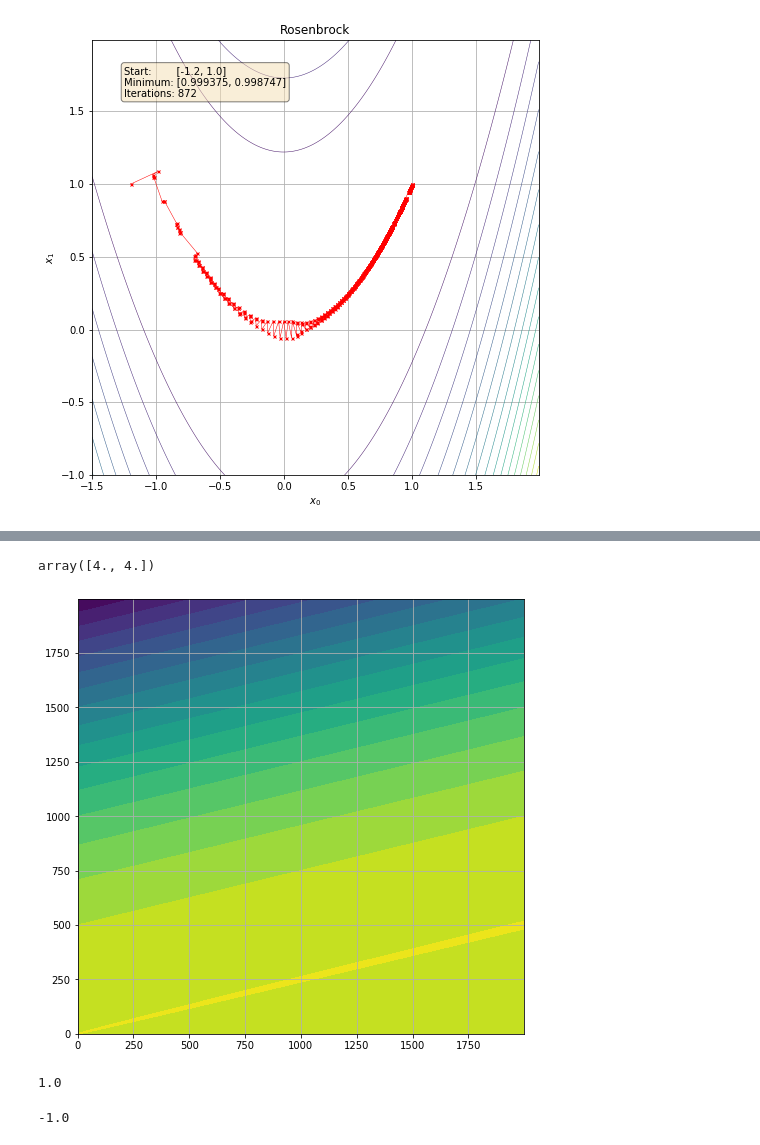
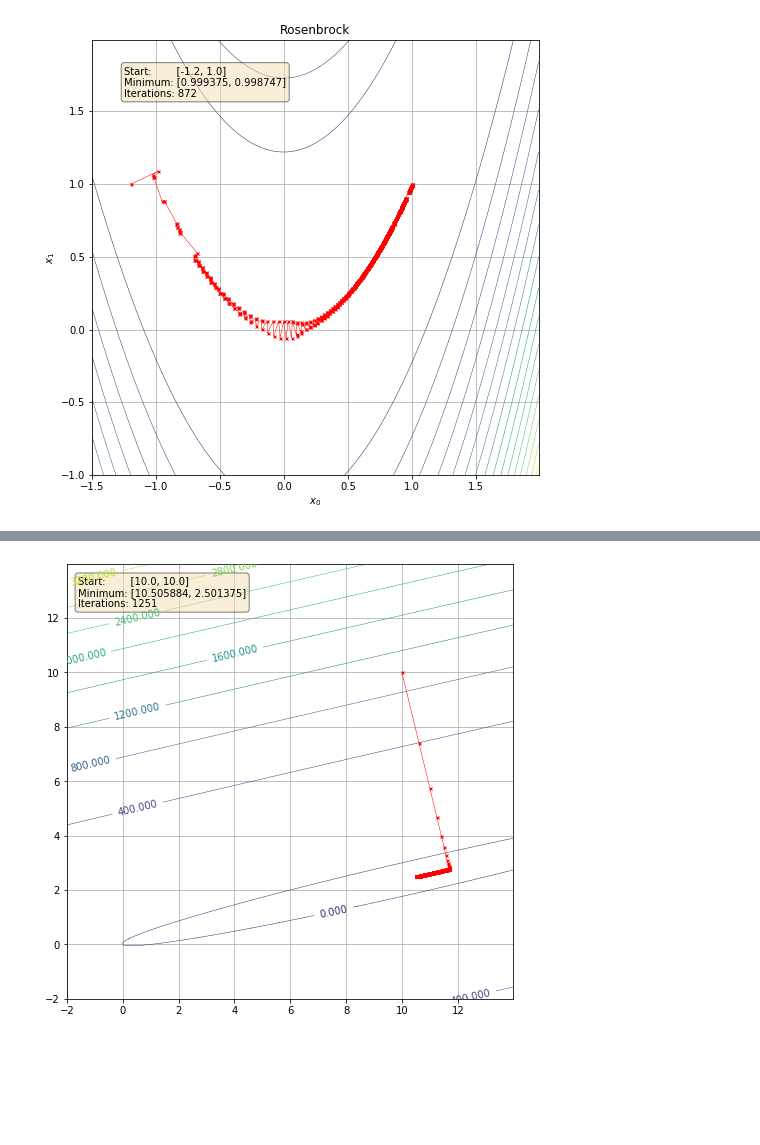
Before and after one commit to johnduffymsc/msc_comp0120project, a Jupyter notebook: COMP0120_Project_Code_John_Duffy.ipynb, the cells around one changed output, grey strips where cells are left out. Saved outputs shown, nothing was run; the diff lists cells and outputs as text; code cells hidden in the pictures; blank space fills up the shorter version.

```diff
--- a/COMP0120_Project_Code_John_Duffy.ipynb
+++ b/COMP0120_Project_Code_John_Duffy.ipynb
@@ -402,18 +402,2 @@ print(b)
 None
 None
-# %%
-X[1]
-# %% [output]
-array([4., 4.])
-# %%
-x = np.arange(0.0, 2000.0, 1.0)
-y = np.arange(0.0, 2000.0, 1.0)
-xx, yy = np.meshgrid(x, y)
-z = 2 * xx + 2 * yy -1.0 * (xx**2 + 16 * yy**2 - 8 * xx * yy)
-
-plt.figure(figsize=(8, 8))
-plt.contourf(x,y,z, levels=20)
-plt.grid()
-plt.show()
-# %% [output]
-[figure, removed]
@@ -428,8 +404,37 @@ iters, xs = steepest_descent(f, df, x0)
-# %%
-+1.0
-# %% [output]
-1.0
-# %%
--1.0
-# %% [output]
--1.0
+# %%
+f = lambda x : x[0]**2 + 17 * x[1]**2 - 8.0 * x[0] * x[1] - x[0] - x[1]
+
+df = lambda x : np.array([2.0 * x[0] - 8.0 * x[1] - 1.0,
+                          34.0 * x[1] - 8.0 * x[0] - 1.0])
+
+x0 = np.array([10.0, 10.0], dtype=np.float64)
+
+iters, xs = steepest_descent(f, df, x0)
+
+x = np.arange(-2.0, 14.0, 0.01)
+y = np.arange(-2.0, 14.0, 0.01)
+xx, yy = np.meshgrid(x, y)
+z = xx**2 + 17.0 * yy**2 - 8.0 * xx * yy - xx - yy
+
+plt.figure(figsize=(8, 8))
+cs = plt.contour(x,y,z, linewidths=0.5)
+plt.clabel(cs)
+
+x_plot = []
+y_plot = []
+for i in range(iters):
+    x_plot.append(xs[i][0])
+    y_plot.append(xs[i][1])
+plt.plot(x_plot, y_plot, '-rx', linewidth=0.5, markersize=3)
+
+s1 = "Start:        [{:.1f}, {:.1f}]\n".format(x0[0], x0[1])
+s2 = "Minimum: [{:.6f}, {:.6f}]\n".format(xs[-1][0], xs[-1][1])
+s3 = "Iterations: {}".format(iters)
+box_prop = dict(boxstyle='round', facecolor='wheat', alpha=0.5)
+plt.text(-1.6, 12.4, s1 + s2 + s3, bbox=box_prop)
+
+plt.grid()
+plt.savefig("motiv_0.pdf")
+plt.show()
+# %% [output]
+[figure, added]
```
Also changed, not shown: parts of 3 cells of this notebook.
